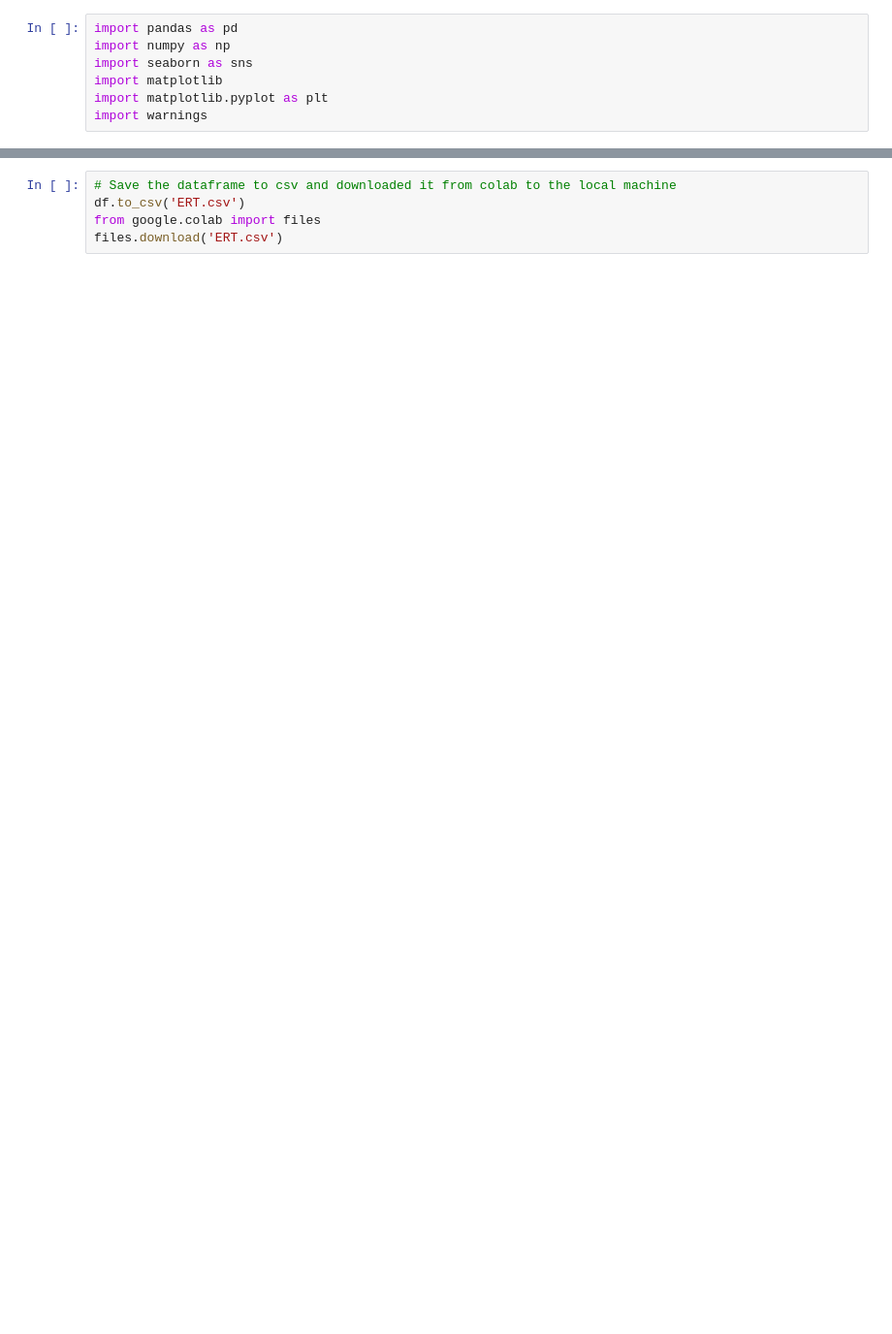
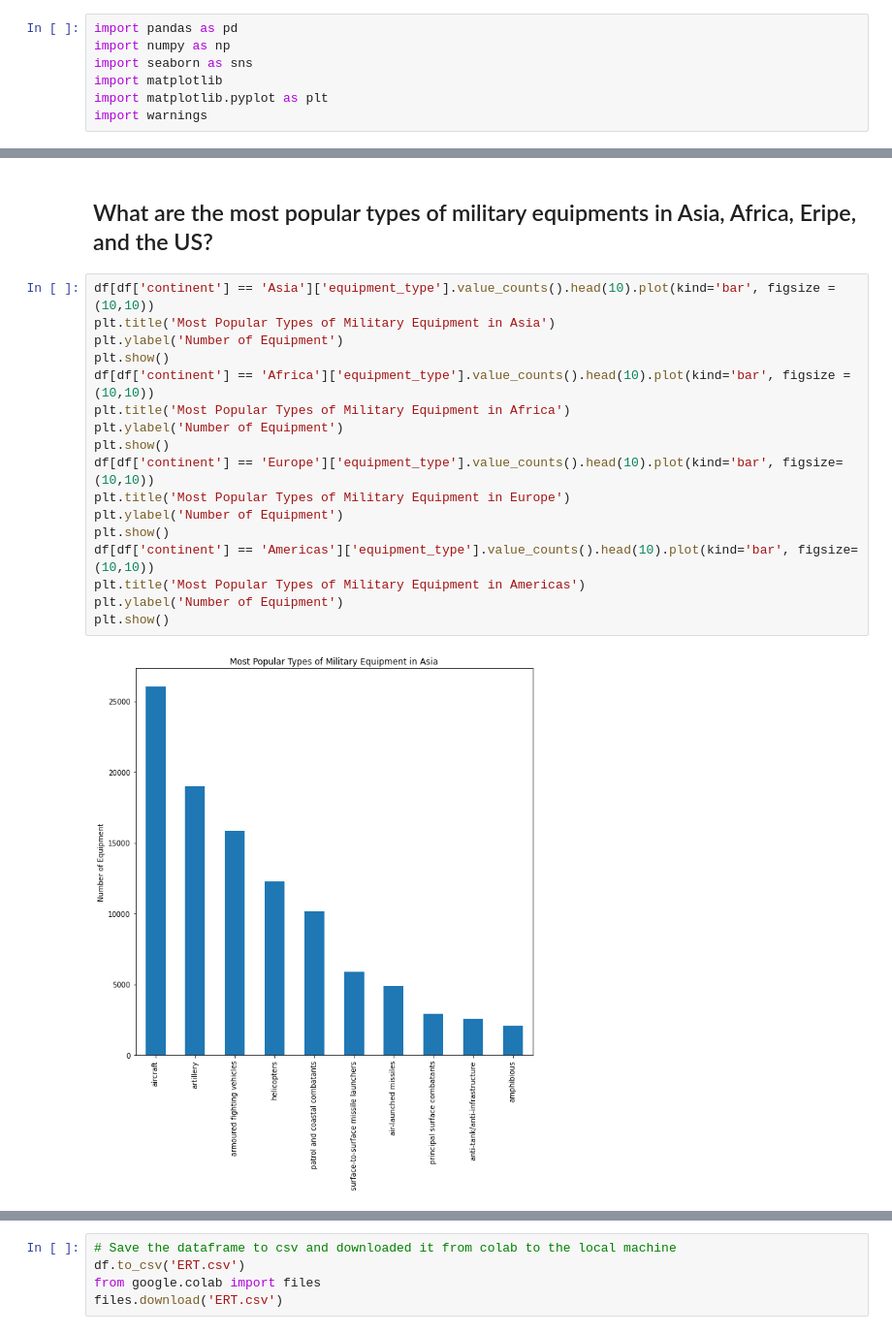
Before and after one commit to NimaZah/Global-Military-Trends, a Jupyter notebook: rDMC.ipynb, the cells around one changed output, grey strips where cells are left out. Shown at 97% size. Saved outputs shown, nothing was run; the diff lists cells and outputs as text; blank space fills up the shorter version.

```diff
--- a/rDMC.ipynb
+++ b/rDMC.ipynb
@@ -9,0 +83,21 @@ import warnings
+# %% [markdown]
+## What are the most popular types of military equipments in Asia, Africa, Eripe, and the US?
+# %%
+df[df['continent'] == 'Asia']['equipment_type'].value_counts().head(10).plot(kind='bar', figsize = (10,10))
+plt.title('Most Popular Types of Military Equipment in Asia')
+plt.ylabel('Number of Equipment')
+plt.show()
+df[df['continent'] == 'Africa']['equipment_type'].value_counts().head(10).plot(kind='bar', figsize = (10,10))
+plt.title('Most Popular Types of Military Equipment in Africa')
+plt.ylabel('Number of Equipment')
+plt.show()
+df[df['continent'] == 'Europe']['equipment_type'].value_counts().head(10).plot(kind='bar', figsize=(10,10))
+plt.title('Most Popular Types of Military Equipment in Europe')
+plt.ylabel('Number of Equipment')
+plt.show()
+df[df['continent'] == 'Americas']['equipment_type'].value_counts().head(10).plot(kind='bar', figsize=(10,10))
+plt.title('Most Popular Types of Military Equipment in Americas')
+plt.ylabel('Number of Equipment')
+plt.show()
+# %% [output]
+[figure, added]
```
Also changed, not shown: parts of 66 cells of this notebook.
